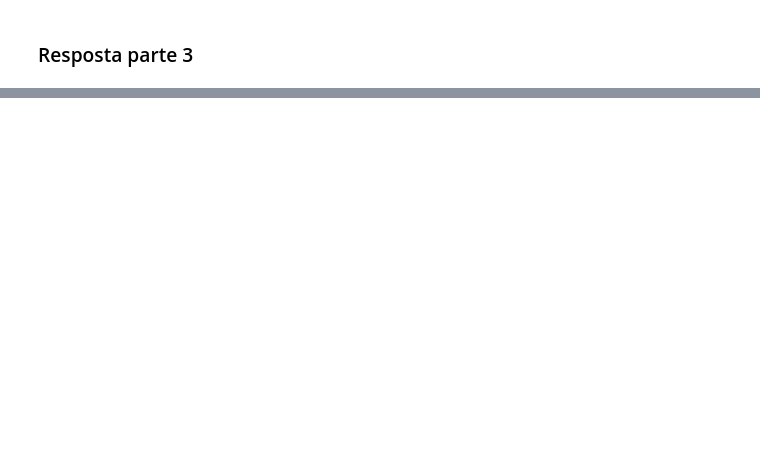
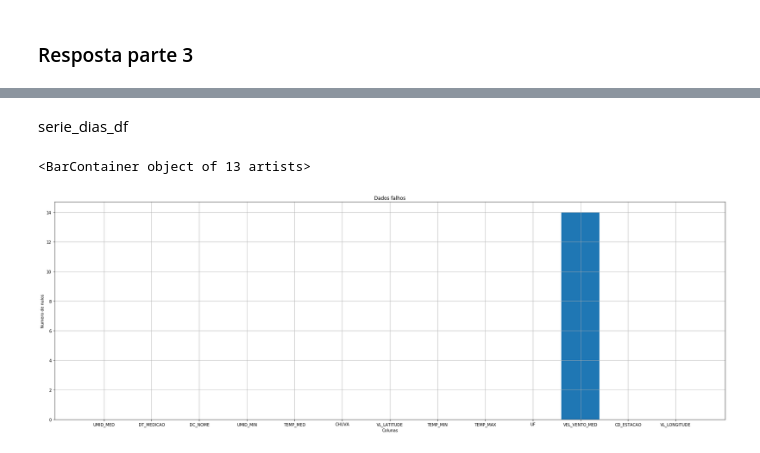
Before and after one commit to ThiagSampaio/Respostas_Desafio_Geral_Targus, a Jupyter notebook: dados/q1/Reposta_Completa/solução_completa_q1_notebook.ipynb, the cells around one changed output, grey strips where cells are left out. Cells and saved outputs as stored; diff of their text form; code cells hidden in the pictures; blank space fills up the shorter version.

```diff
--- a/dados/q1/Reposta_Completa/solução_completa_q1_notebook.ipynb
+++ b/dados/q1/Reposta_Completa/solução_completa_q1_notebook.ipynb
@@ -233,0 +262,19 @@ serie_dias_df.head()
+# %% [markdown]
+serie_dias_df
+# %%
+import matplotlib.pyplot as plt
+nan_columns = []
+nan_values = []
+
+for column in serie_dias_df.columns:
+    nan_columns.append(column)
+    nan_values.append(serie_dias_df[column].isnull().sum())
+
+fig, ax = plt.subplots(figsize=(30,10))
+ax.set(xlabel='Colunas', ylabel='Numero de nulos',
+       title='Dados falhos')
+ax.grid()
+plt.bar(nan_columns, nan_values)
+# %% [output]
+<BarContainer object of 13 artists>
+[figure, added]
```
Also changed, not shown: parts of 12 cells of this notebook, 4 other files.
